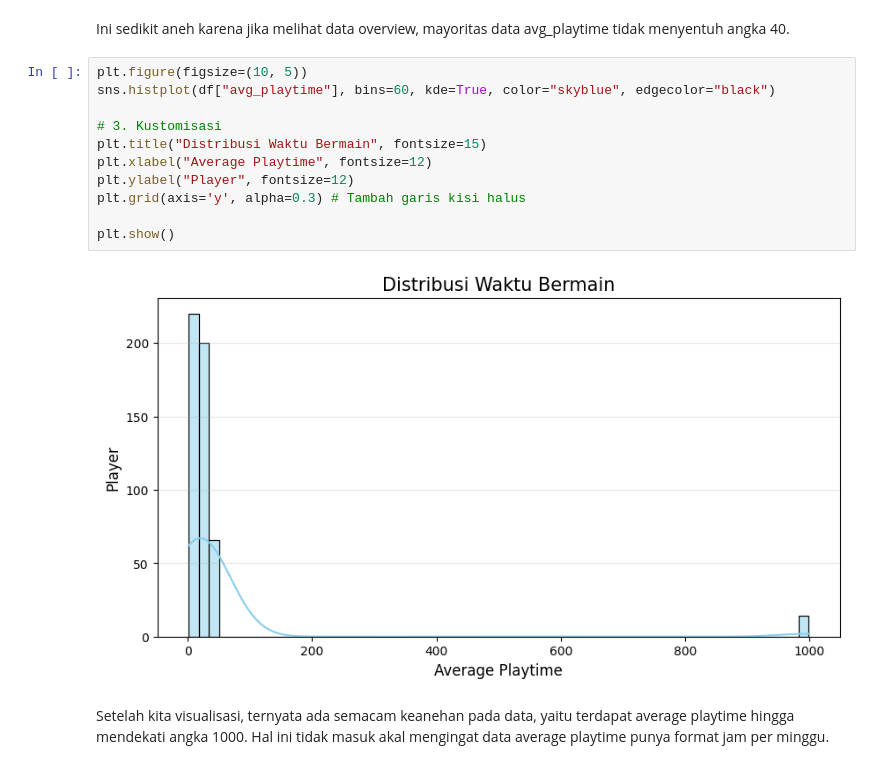
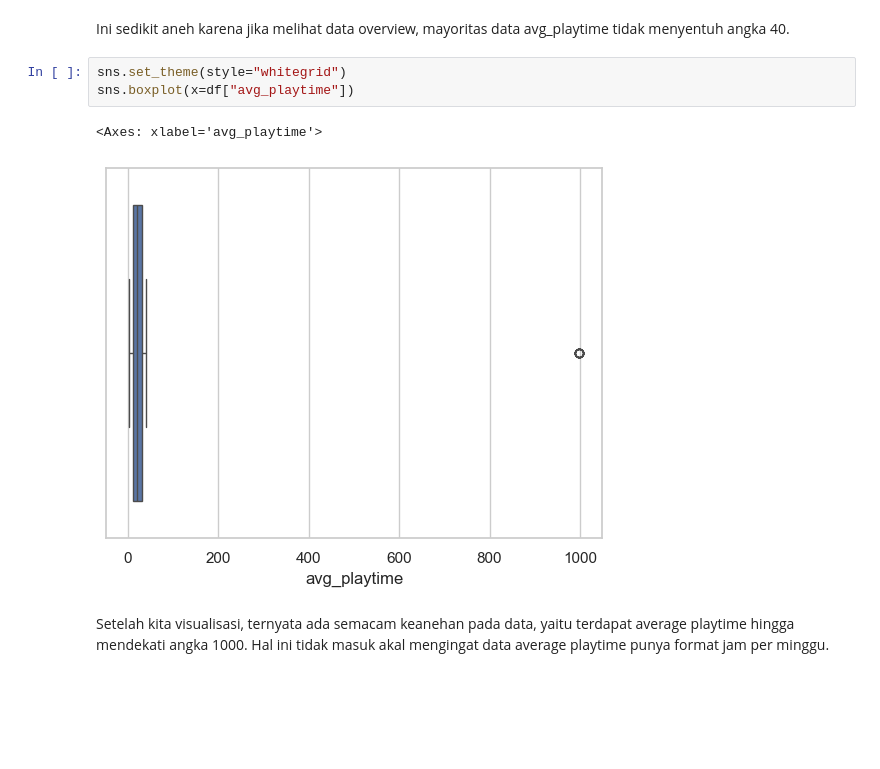
Before and after one commit to RyannPy/indie-game-business-insights, a Jupyter notebook: analysis.ipynb, the cells around one changed output. Saved outputs shown, nothing was run; the diff lists cells and outputs as text; blank space fills up the shorter version.

```diff
--- a/analysis.ipynb
+++ b/analysis.ipynb
@@ -70,18 +70,11 @@ Rata-rata:  47.60859999999999
 # %% [markdown]
 Ini sedikit aneh karena jika melihat data overview, mayoritas data avg_playtime tidak menyentuh angka 40.
 # %%
-plt.figure(figsize=(10, 5))
-sns.histplot(df["avg_playtime"], bins=60, kde=True, color="skyblue", edgecolor="black")
-
-# 3. Kustomisasi
-plt.title("Distribusi Waktu Bermain", fontsize=15)
-plt.xlabel("Average Playtime", fontsize=12)
-plt.ylabel("Player", fontsize=12)
-plt.grid(axis='y', alpha=0.3) # Tambah garis kisi halus
-
-plt.show()
+sns.set_theme(style="whitegrid")
+sns.boxplot(x=df["avg_playtime"])
 # %% [output]
+<Axes: xlabel='avg_playtime'>
-[figure, old version]
+[figure, new version]
 # %% [markdown]
 Setelah kita visualisasi, ternyata ada semacam keanehan pada data, yaitu terdapat average playtime hingga mendekati angka 1000. Hal ini tidak masuk akal mengingat data average playtime punya format jam per minggu.
 # %% [markdown]
```
Also changed, not shown: parts of 24 cells of this notebook.
